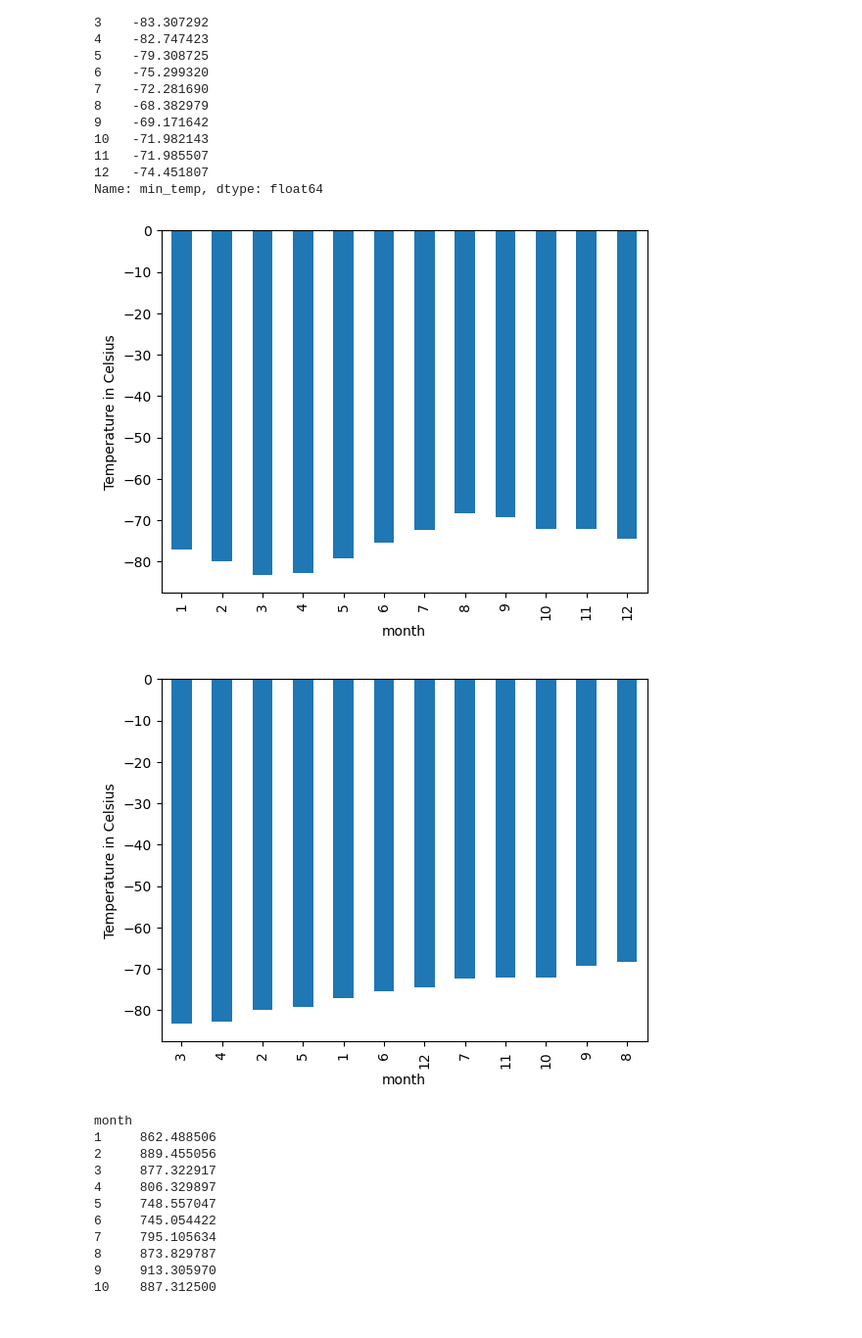
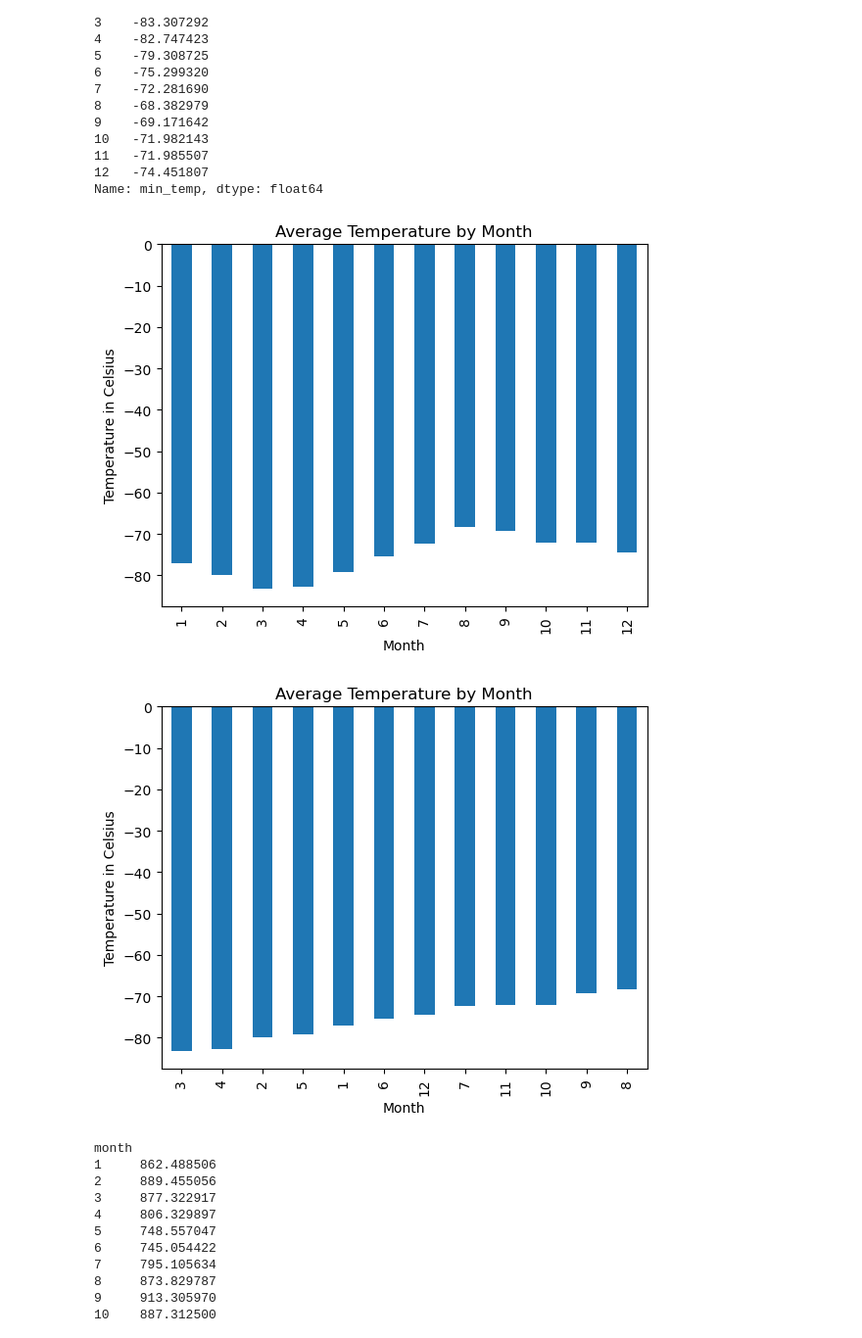
Before and after one commit to andrewjmack/webscrape-challenge, a Jupyter notebook: part_2_mars_weather.ipynb, the cells around one changed output. Shown: that part at 98% size. Drawn from its saved outputs; the diff is of its cells as text; code cells hidden in the pictures.

```diff
--- a/part_2_mars_weather.ipynb
+++ b/part_2_mars_weather.ipynb
@@ -189,26 +190,28 @@ Name: min_temp, dtype: float64
 # %%
 # Plot the average temperature by month
 avg_min_temp.plot.bar()
-plt.xlabel('month')
+plt.xlabel('Month')
 plt.ylabel('Temperature in Celsius')
+plt.title('Average Temperature by Month')
 
 # Plot and save image to Output folder
 plt.savefig('Output/avg_temp.png')
 plt.show()
 # %% [output]
-[figure, old version]
+[figure, new version]
 # %%
 # Identify the coldest and hottest months in Curiosity's location
 sorted_avg_temp = avg_min_temp.sort_values()
 sorted_avg_temp.plot.bar()
-plt.xlabel('month')
+plt.xlabel('Month')
 plt.ylabel('Temperature in Celsius')
+plt.title('Average Temperature by Month')
 
 # Plot and save image to Output folder
 plt.savefig('Output/avg_temp_cold_to_hot.png')
 plt.show()
 # %% [output]
-[figure, old version]
+[figure, new version]
 # %%
 # 4. Average pressure by Martian month
 avg_pressure = month_group['pressure'].mean()
```
Also changed, not shown: parts of 2 cells of this notebook, 5 other files.
